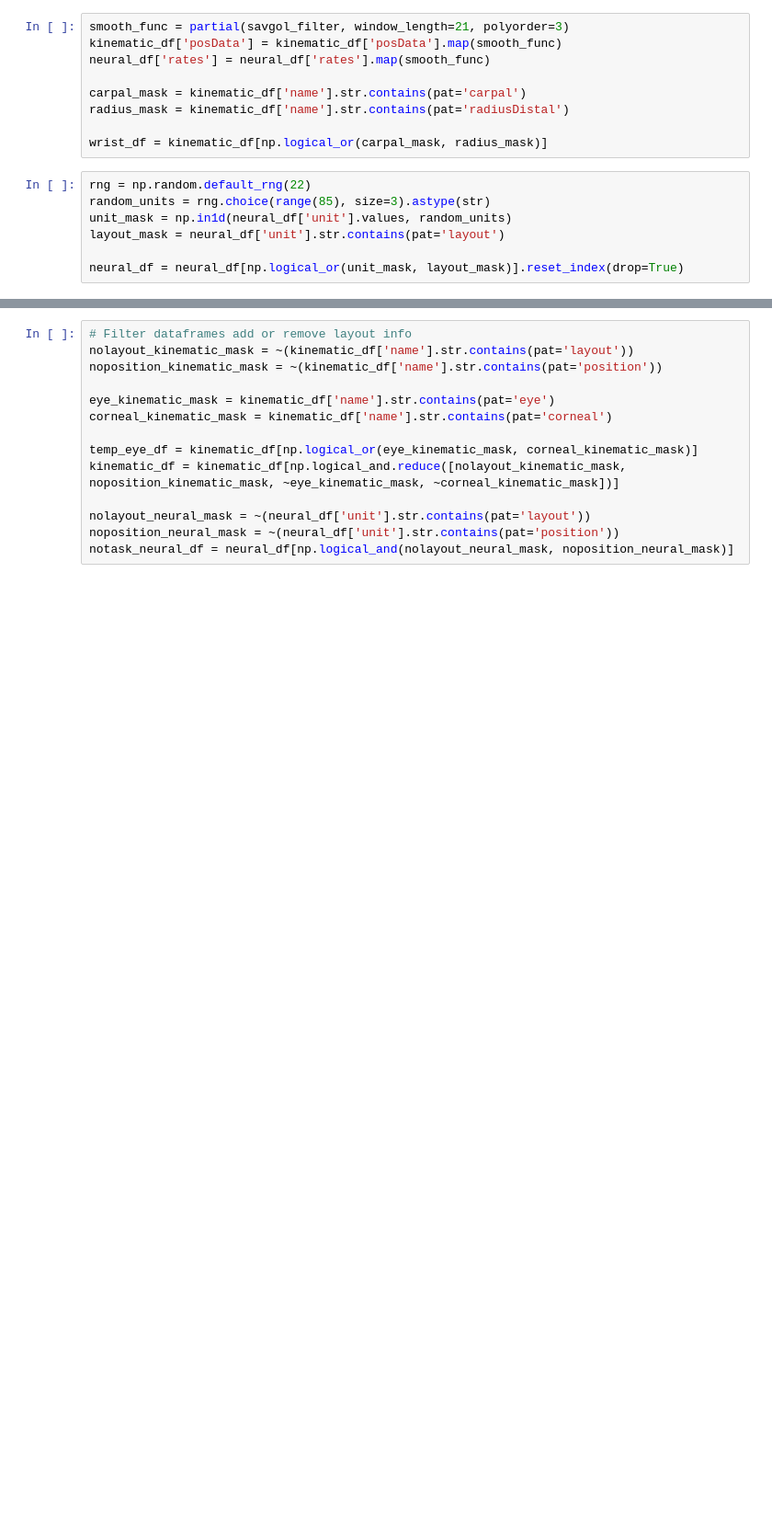
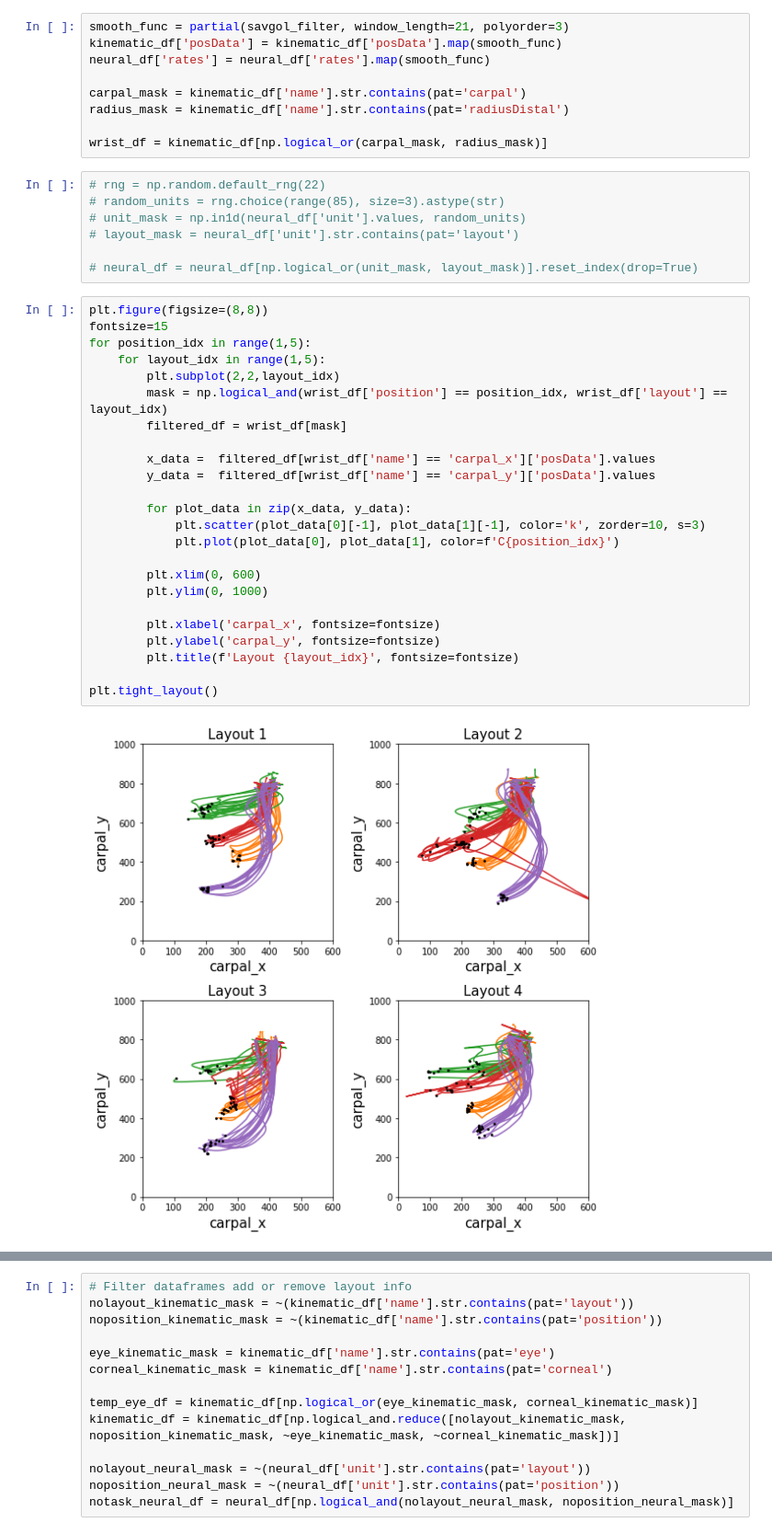
Before and after one commit to ntolley/SEE_decoding, a Jupyter notebook: notebooks/movement_decoding_rnn.ipynb, the cells around one changed output, grey strips where cells are left out. Shown: that part at 92% size. Drawn from its saved outputs; the diff is of its cells as text; blank space fills up the shorter version.

```diff
--- a/notebooks/movement_decoding_rnn.ipynb
+++ b/notebooks/movement_decoding_rnn.ipynb
@@ -69,10 +75,36 @@ radius_mask = kinematic_df['name'].str.contains(pat='radiusDistal')
 
 wrist_df = kinematic_df[np.logical_or(carpal_mask, radius_mask)]
 # %%
-rng = np.random.default_rng(22)
-random_units = rng.choice(range(85), size=3).astype(str)
-unit_mask = np.in1d(neural_df['unit'].values, random_units)
-layout_mask = neural_df['unit'].str.contains(pat='layout')
+# rng = np.random.default_rng(22)
+# random_units = rng.choice(range(85), size=3).astype(str)
+# unit_mask = np.in1d(neural_df['unit'].values, random_units)
+# layout_mask = neural_df['unit'].str.contains(pat='layout')
 
-neural_df = neural_df[np.logical_or(unit_mask, layout_mask)].reset_index(drop=True)
+# neural_df = neural_df[np.logical_or(unit_mask, layout_mask)].reset_index(drop=True)
+# %%
+plt.figure(figsize=(8,8))
+fontsize=15
+for position_idx in range(1,5):
+    for layout_idx in range(1,5):
+        plt.subplot(2,2,layout_idx)
+        mask = np.logical_and(wrist_df['position'] == position_idx, wrist_df['layout'] == layout_idx)
+        filtered_df = wrist_df[mask]
+
+        x_data =  filtered_df[wrist_df['name'] == 'carpal_x']['posData'].values
+        y_data =  filtered_df[wrist_df['name'] == 'carpal_y']['posData'].values
+
+        for plot_data in zip(x_data, y_data):
+            plt.scatter(plot_data[0][-1], plot_data[1][-1], color='k', zorder=10, s=3)
+            plt.plot(plot_data[0], plot_data[1], color=f'C{position_idx}')
+
+        plt.xlim(0, 600)
+        plt.ylim(0, 1000)
+
+        plt.xlabel('carpal_x', fontsize=fontsize)
+        plt.ylabel('carpal_y', fontsize=fontsize)
+        plt.title(f'Layout {layout_idx}', fontsize=fontsize)
+
+plt.tight_layout()
+# %% [output]
+[figure, added]
 # %%
```
Also changed, not shown: parts of 8 cells of this notebook, 2 other files.
